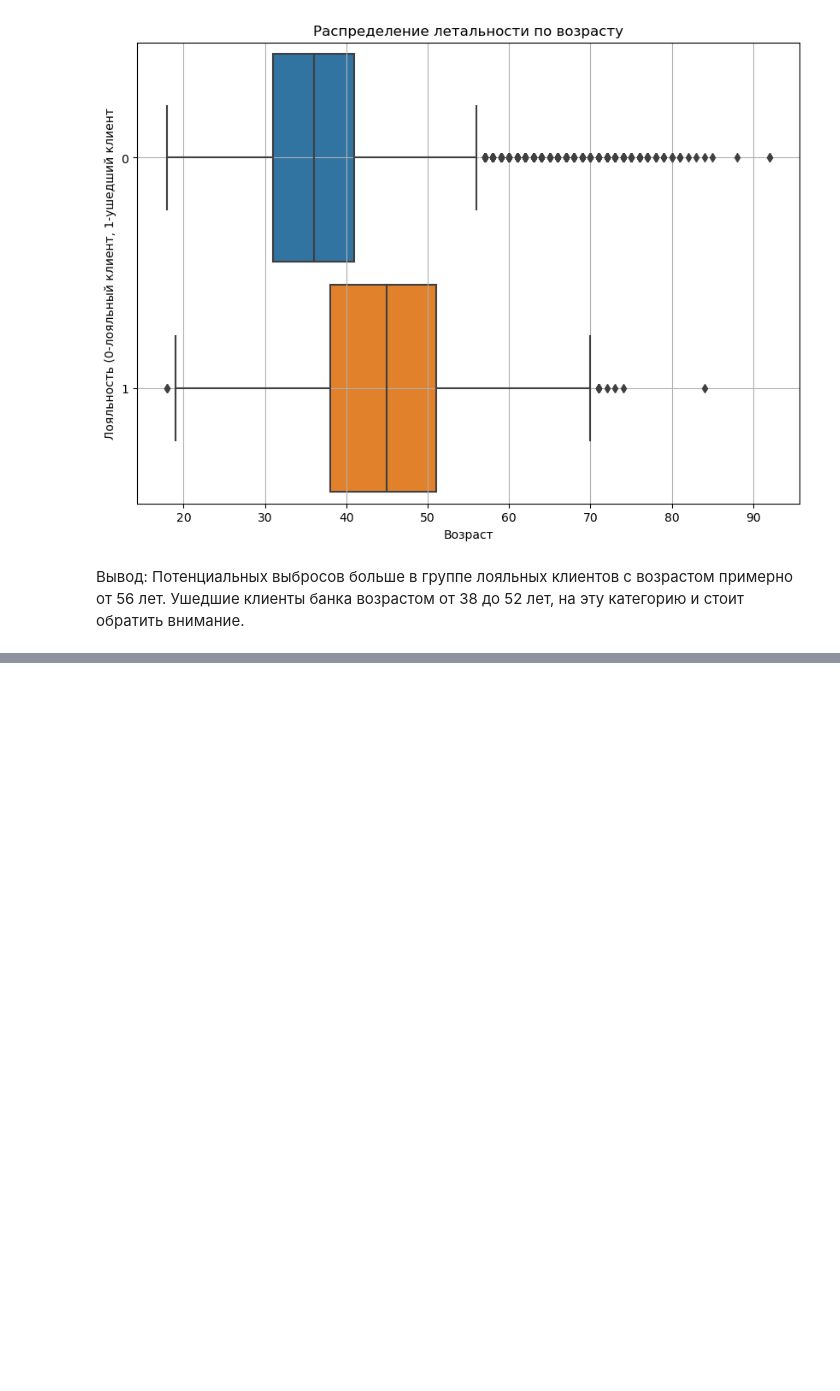
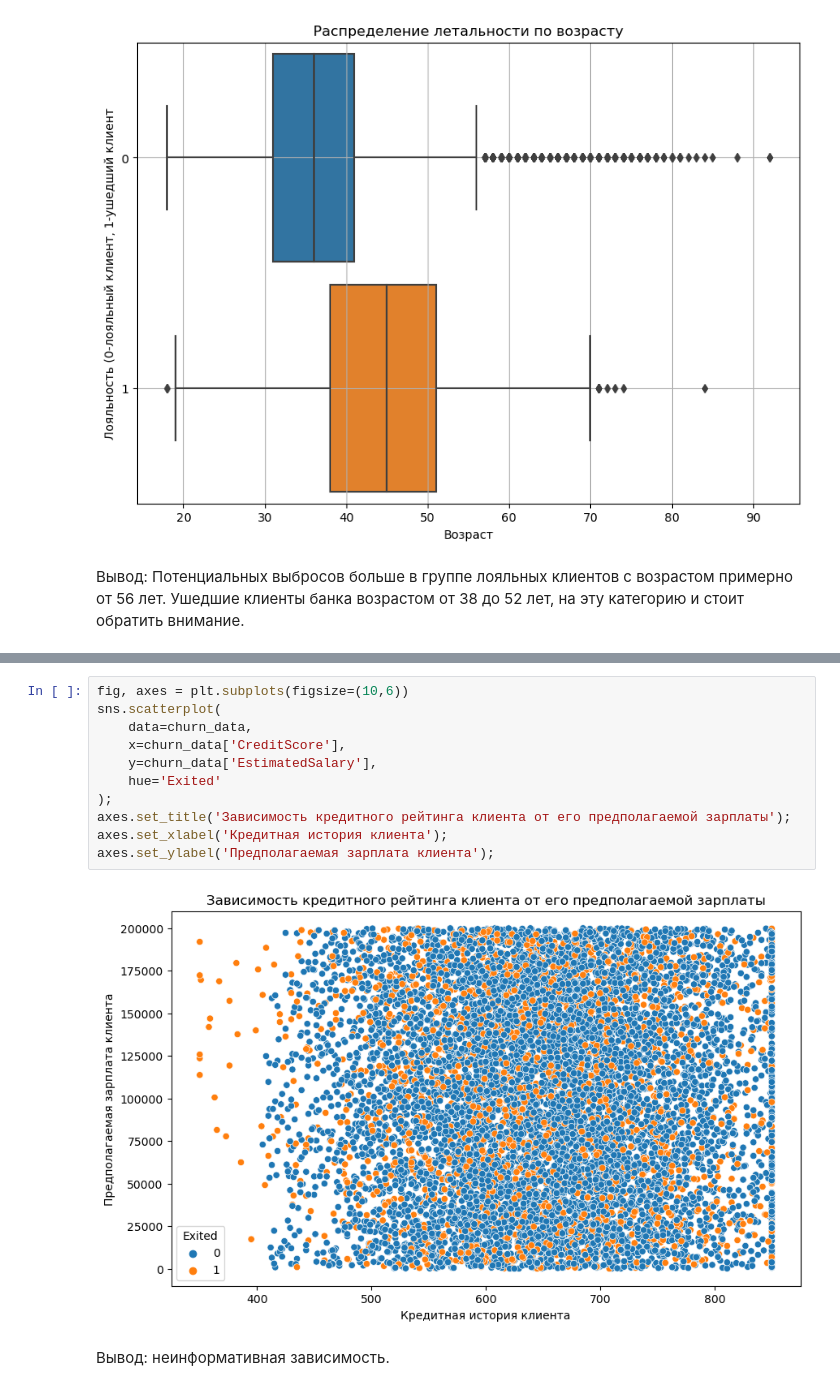
Before and after one commit to Alla-Kr/Alladata, a Jupyter notebook: SkillFactory/PY-13. Визуализация/итоговое задание/итоговое задание.ipynb, the cells around one changed output, grey strips where cells are left out. Saved outputs shown, nothing was run; the diff lists cells and outputs as text; blank space fills up the shorter version.

```diff
--- a/SkillFactory/PY-13. Визуализация/итоговое задание/итоговое задание.ipynb
+++ b/SkillFactory/PY-13. Визуализация/итоговое задание/итоговое задание.ipynb
@@ -127,0 +130,15 @@ boxplot.grid()
+# %%
+fig, axes = plt.subplots(figsize=(10,6))
+sns.scatterplot(
+    data=churn_data,
+    x=churn_data['CreditScore'],
+    y=churn_data['EstimatedSalary'],
+    hue='Exited'
+);
+axes.set_title('Зависимость кредитного рейтинга клиента от его предполагаемой зарплаты');
+axes.set_xlabel('Кредитная история клиента');
+axes.set_ylabel('Предполагаемая зарплата клиента');
+# %% [output]
+[figure, added]
+# %% [markdown]
+Вывод: неинформативная зависимость.
```
Also changed, not shown: parts of 1 cell of this notebook.
